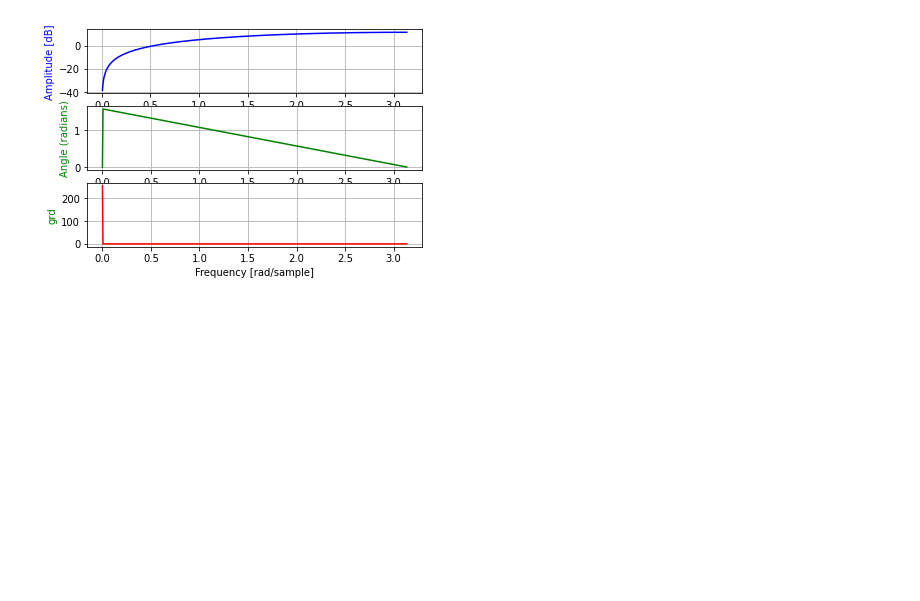
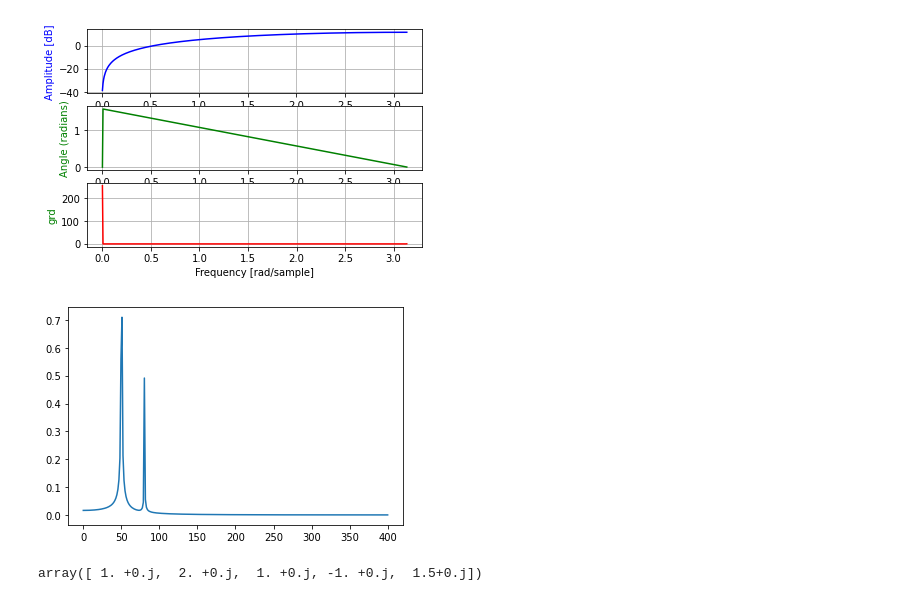
Before and after one commit to liletian/python, a Jupyter notebook: signal_transformation.ipynb, the cells around one changed output. Saved outputs shown, nothing was run; the diff lists cells and outputs as text; code cells hidden in the pictures; blank space fills up the shorter version.

```diff
--- a/signal_transformation.ipynb
+++ b/signal_transformation.ipynb
@@ -289,0 +293,28 @@ plt.show()
+# %%
+import numpy as np
+import matplotlib.pyplot as plt
+import scipy.fftpack
+
+# Number of samplepoints
+N = 600
+# sample spacing
+T = 1.0 / 800.0
+x = np.linspace(0.0, N*T, N)
+y = np.sin(50.0 * 2.0*np.pi*x) + 0.5*np.sin(80.0 * 2.0*np.pi*x)
+yf = scipy.fftpack.fft(y)
+xf = np.linspace(0.0, 1.0/(2.0*T), int(N/2))
+
+fig, ax = plt.subplots()
+ax.plot(xf, 2.0/N * np.abs(yf[:N//2]))
+plt.show()
+# %% [output]
+[figure, added]
+# %%
+from scipy.fft import fft, ifft
+x = np.array([1.0, 2.0, 1.0, -1.0, 1.5])
+y = fft(x)
+y
+yinv = ifft(y)
+yinv
+# %% [output]
+array([ 1. +0.j,  2. +0.j,  1. +0.j, -1. +0.j,  1.5+0.j])
```
Also changed, not shown: parts of 46 cells of this notebook.
